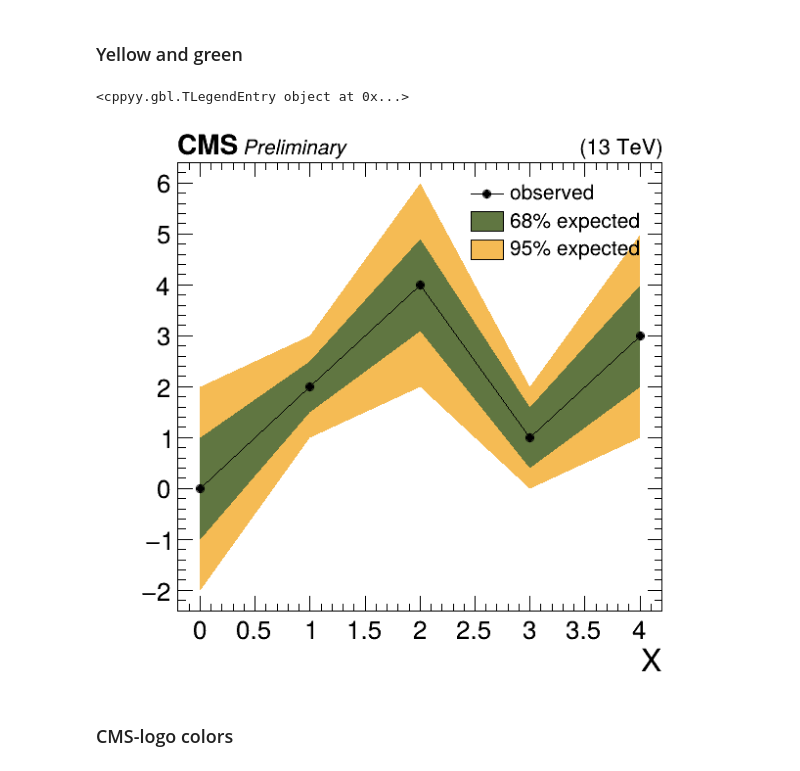
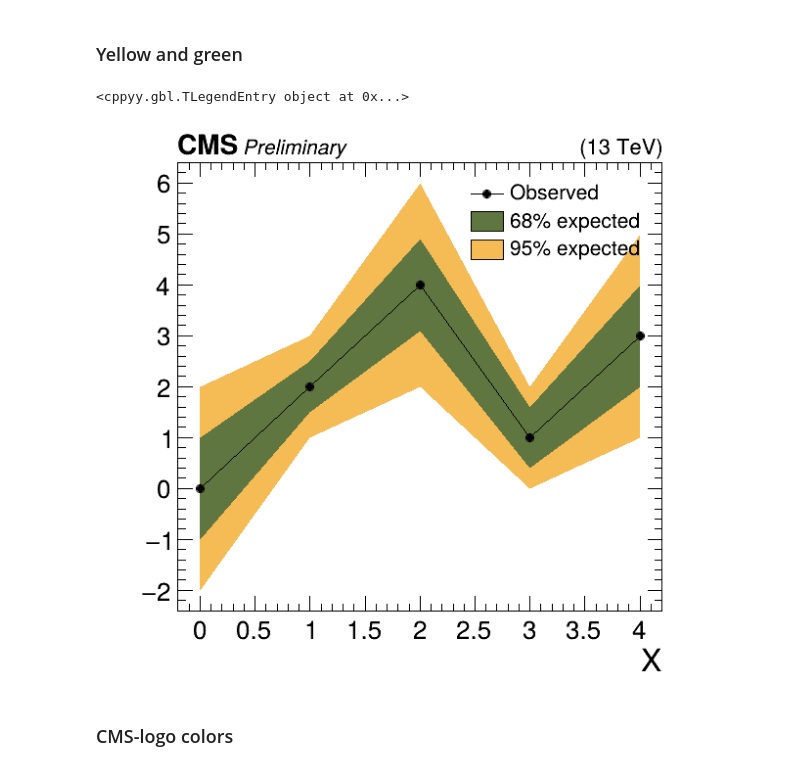
Before and after one commit to ttedeschi/tutorial_CAT, a Jupyter notebook: 3-tutorial_CAT_limitplot.ipynb, the cells around one changed output. Cells and saved outputs as stored; diff of their text form; code cells hidden in the pictures.

```diff
--- a/3-tutorial_CAT_limitplot.ipynb
+++ b/3-tutorial_CAT_limitplot.ipynb
@@ -110,26 +117,26 @@ Text(1, 0, 'X')
 # %%
 g = ROOT.TGraphErrors(5, array('d',x),  array('d',y))
 ge = ROOT.TGraphErrors(5, array('d',x),  array('d',y), array('d',ex), array('d',ey))
 ge2 = ROOT.TGraphErrors(5, array('d',x), array('d',y), array('d',ex), array('d',ey2))
 
 # Styling
 CMS.SetExtraText("Preliminary")
 iPos = 0
 canv_name = 'limitplot_root'
 CMS.SetLumi("")
 CMS.SetEnergy("13")
 CMS.ResetAdditionalInfo()
 canv = CMS.cmsCanvas(canv_name,-0.2,4.2,-2.4,6.4,"X","",square=CMS.kSquare,extraSpace=0.01,iPos=iPos)
 CMS.cmsDraw(ge, "3", fcolor = ROOT.TColor.GetColor("#F5BB54"))
 CMS.cmsDraw(ge2, "Same3L", fcolor = ROOT.TColor.GetColor("#607641"))
 CMS.cmsDraw(g, "LP")
 leg = CMS.cmsLeg(0.63, 0.90 - 0.05 * 3, 0.95, 0.90, textSize=0.04)
-leg.AddEntry(g, "observed","LP")
+leg.AddEntry(g, "Observed","LP")
 leg.AddEntry(ge2, "68% expected","F")
 leg.AddEntry(ge, "95% expected","F")
 # %% [output]
 <cppyy.gbl.TLegendEntry object at 0x...>
-[figure, old version]
+[figure, new version]
 # %%
 canv.Close()
 # %% [markdown]
```
Also changed, not shown: parts of 5 cells of this notebook.
